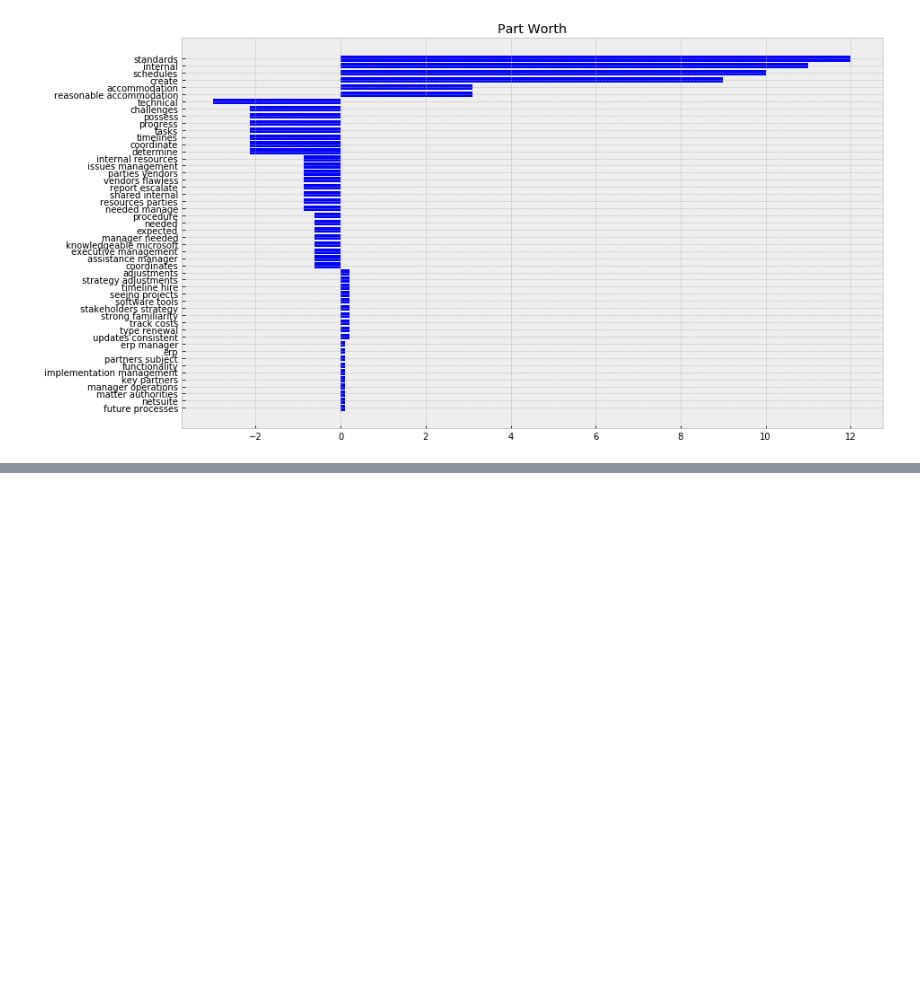
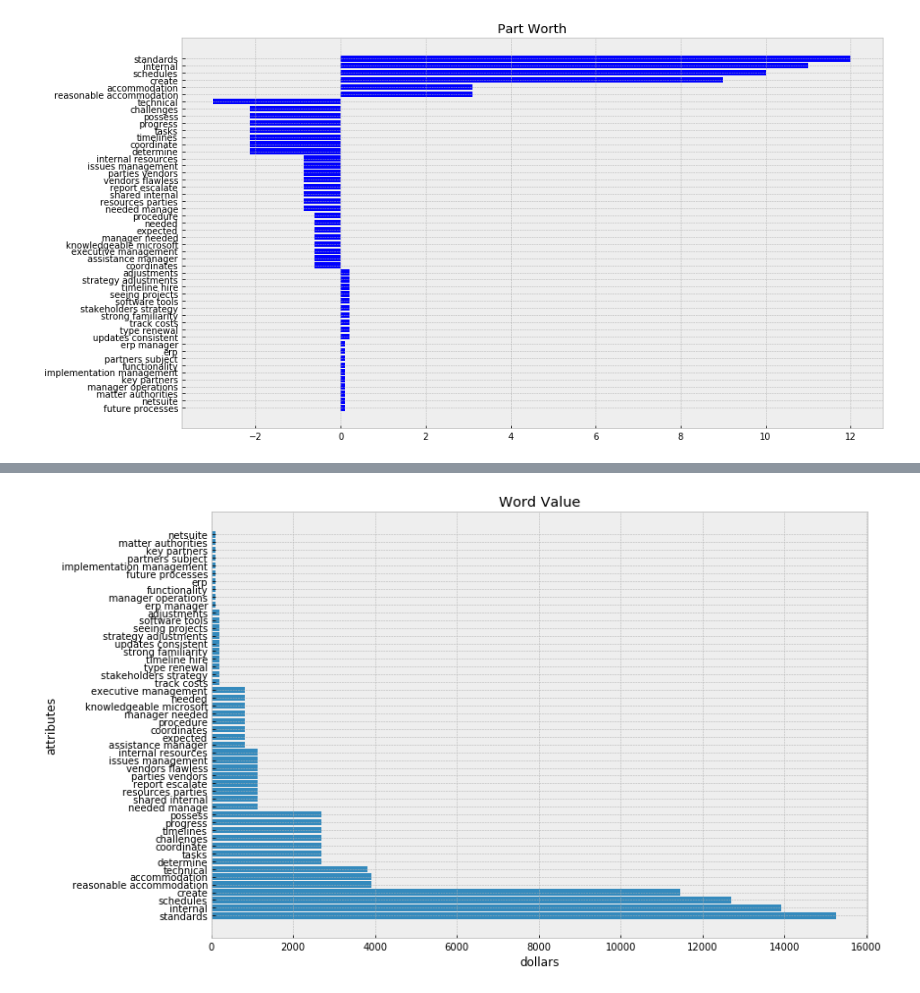
Before and after one commit to dmeyers83/TermEstimate, a Jupyter notebook: coinjoint.ipynb, the cells around one changed output, grey strips where cells are left out. Cells and saved outputs as stored; diff of their text form; code cells hidden in the pictures; blank space fills up the shorter version.

```diff
--- a/coinjoint.ipynb
+++ b/coinjoint.ipynb
@@ -59,3 +59,6 @@ salary_df
 | 21 | NaN | NaN | NaN | NaN |
 | 22 | NaN | NaN | NaN | NaN |
 | 23 | NaN | NaN | NaN | NaN |
+# %%
+tech_project_sal = int(salary_df[salary_df['Job_Tittle'] == "Technology Project Manager"].iloc[0]['Avg_Salary'])
+tech_project_sal
@@ -349,0 +412,2 @@ relative_importance_per_feature = {
+# %%
+alt_data['wordValue'] = alt_data["relative_importance (pct)"]/100 * tech_project_sal
@@ -349,0 +434,11 @@ relative_importance_per_feature = {
+# %%
+f, ax = plt.subplots(figsize=(12, 8))
+xbar = np.arange(len(alt_data['attr']))
+plt.title('Word Value')
+plt.barh(xbar, alt_data['wordValue'])
+plt.ylabel('attributes')
+plt.xlabel('dollars')
+plt.yticks(xbar, alt_data['attr'])
+plt.show()
+# %% [output]
+[figure, added]
```
Also changed, not shown: parts of 10 cells of this notebook.
